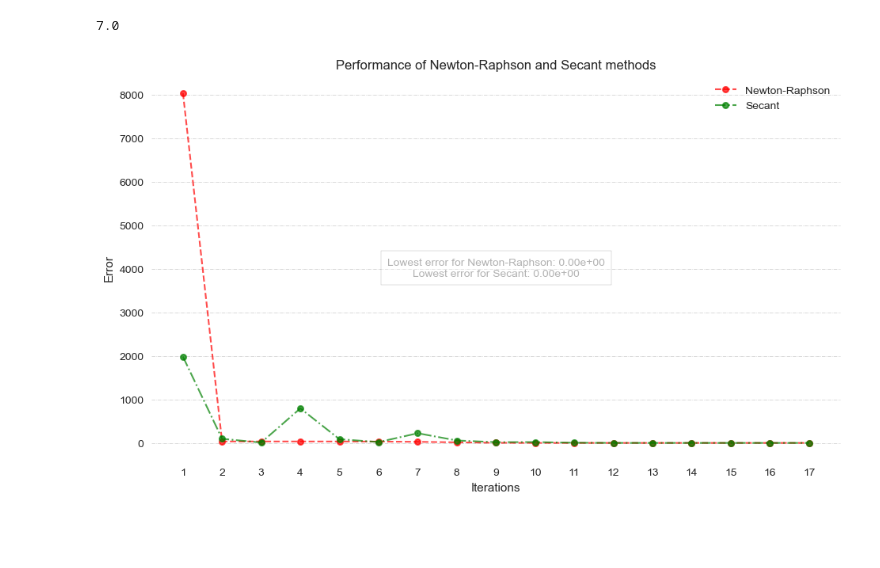
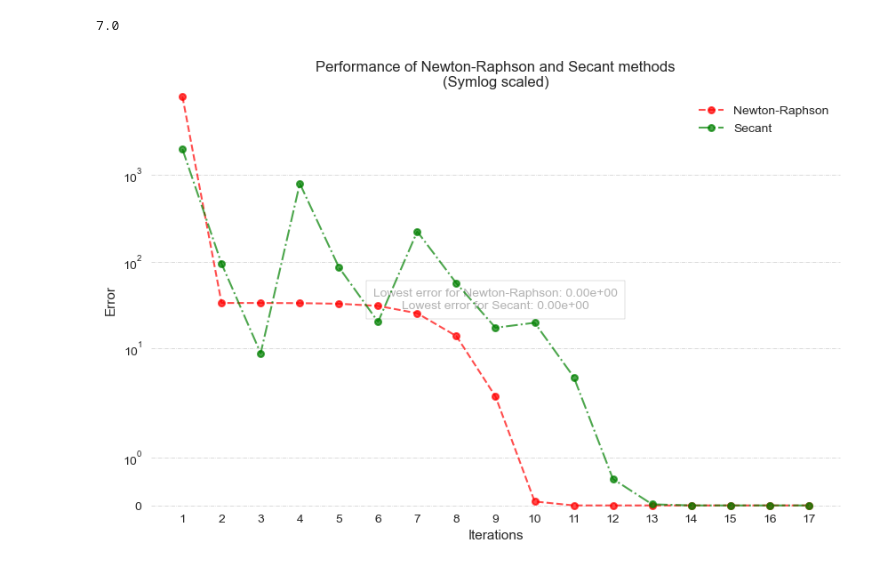
Before and after one commit to elskow/SainsKomputasi, a Jupyter notebook: Tugas2_Iterasi/comparasion_newton-secant.ipynb, the cells around one changed output. Saved outputs shown, nothing was run; the diff lists cells and outputs as text; code cells hidden in the pictures; blank space fills up the shorter version.

```diff
--- a/Tugas2_Iterasi/comparasion_newton-secant.ipynb
+++ b/Tugas2_Iterasi/comparasion_newton-secant.ipynb
@@ -28,32 +28,34 @@ history_secant = secant.get_iterations()
 # %%
 error_newton = [history_newton[i]["error"] for i in range(1, len(history_newton) + 1)]
 error_secant = [history_secant[i]["error"] for i in range(1, len(history_secant) + 1)]
 
 plt.style.use("seaborn")
 sns.set_style("white")
 
 fig, ax = plt.subplots(figsize=(10, 6))
 ax.plot(error_newton, color="red", label="Newton-Raphson", marker="o", linestyle="--", linewidth=1.5, markersize=5,
         markerfacecolor="red", markeredgecolor="red", markeredgewidth=1.5, alpha=0.7, zorder=2, clip_on=False)
 ax.plot(error_secant, color="green", label="Secant", marker="o", linestyle="-.", linewidth=1.5, markersize=5,
         markerfacecolor="green", markeredgecolor="green", markeredgewidth=1.5, alpha=0.7, zorder=2, clip_on=False)
 ax.set_xlabel("Iterations")
 ax.set_ylabel("Error")
 ax.set_xticks(range(0, _n_iter))
 ax.set_xticklabels(range(1, _n_iter + 1))
-ax.set_title("Performance of Newton-Raphson and Secant methods")
+ax.set_title("Performance of Newton-Raphson and Secant methods\n(Symlog scaled)")
 ax.grid(color="grey", linestyle="-.", linewidth=0.5, alpha=0.4, zorder=1, clip_on=False, axis="y")
 
 lowest_error_newton = min(error_newton)
 lowest_error_secant = min(error_secant)
 
 plt.text(0.5, 0.5,
          f"Lowest error for Newton-Raphson: {lowest_error_newton:.2e}\nLowest error for Secant: {lowest_error_secant:.2e}",
          horizontalalignment="center", verticalalignment="center", transform=ax.transAxes, fontsize=10, color="black",
          alpha=0.3, zorder=1, clip_on=False,
          bbox=dict(boxstyle="square", facecolor="white", edgecolor="black", alpha=0.3, pad=0.6))
 
 ax.legend()
+ax.set_yscale("symlog")
+ax.set_ylim(bottom=0)
 plt.show()
 # %% [output]
-[figure, old version]
+[figure, new version]
```
Also changed, not shown: 1 other file.
